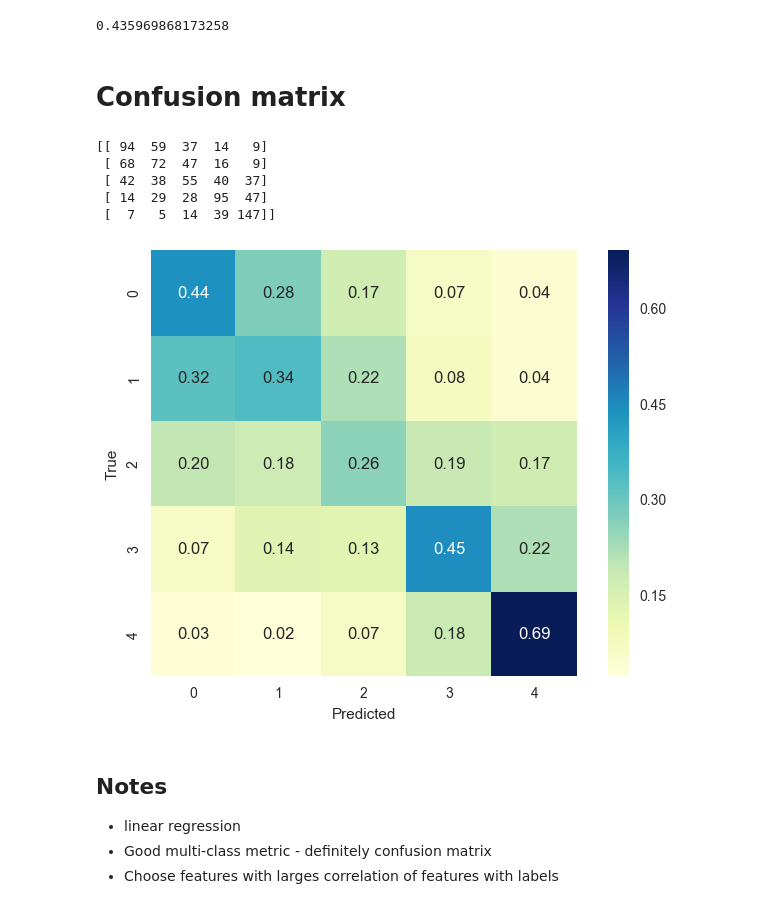
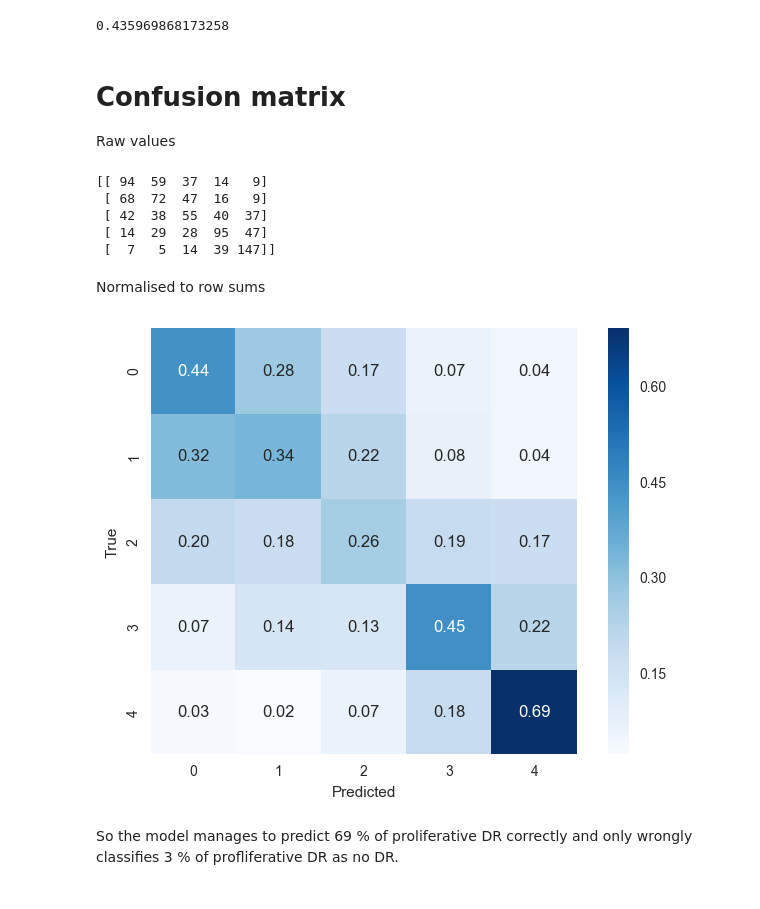
Before and after one commit to sthorn/retinopathy, a Jupyter notebook: Model.ipynb, the cells around one changed output. Saved outputs shown, nothing was run; the diff lists cells and outputs as text; code cells hidden in the pictures.

```diff
--- a/Model.ipynb
+++ b/Model.ipynb
@@ -8,6 +8,3 @@ import seaborn as sns
 from sklearn.metrics import confusion_matrix
 from sklearn import manifold
 from sklearn import model_selection, linear_model
-# %%
-sns.set_context("notebook")
-plt.figure(figsize=(4,4));
@@ -157,6 +155,7 @@ reg.score(X_test, y_test)
 0.435969868173258
 # %% [markdown]
 # Confusion matrix
+Raw values
 # %%
 labels = [0,1,2,3,4]
 cm = confusion_matrix(y_test, y_pred, labels=labels)
@@ -167,17 +166,16 @@ print(cm)
  [ 42  38  55  40  37]
  [ 14  29  28  95  47]
  [  7   5  14  39 147]]
+# %% [markdown]
+Normalised to row sums
 # %%
 cm_norm = cm.astype('float') / cm.sum(axis=1)[:, np.newaxis]
 sns.heatmap(cm_norm, square=True, annot=True, fmt='0.2f',
-            annot_kws={'fontsize':12}, cmap='YlGnBu',
+            annot_kws={'fontsize':12}, cmap='Blues',
             xticklabels=labels, yticklabels=labels);
 plt.ylabel('True');
 plt.xlabel('Predicted');
 # %% [output]
-[figure, old version]
+[figure, new version]
-# %% [markdown]
-## Notes
-* linear regression
-* Good multi-class metric - definitely confusion matrix
-* Choose features with larges correlation of features with labels
+# %% [markdown]
+So the model manages to predict 69 % of proliferative DR correctly and only wrongly classifies 3 % of profliferative DR as no DR.
```
Also changed, not shown: parts of 6 cells of this notebook.
